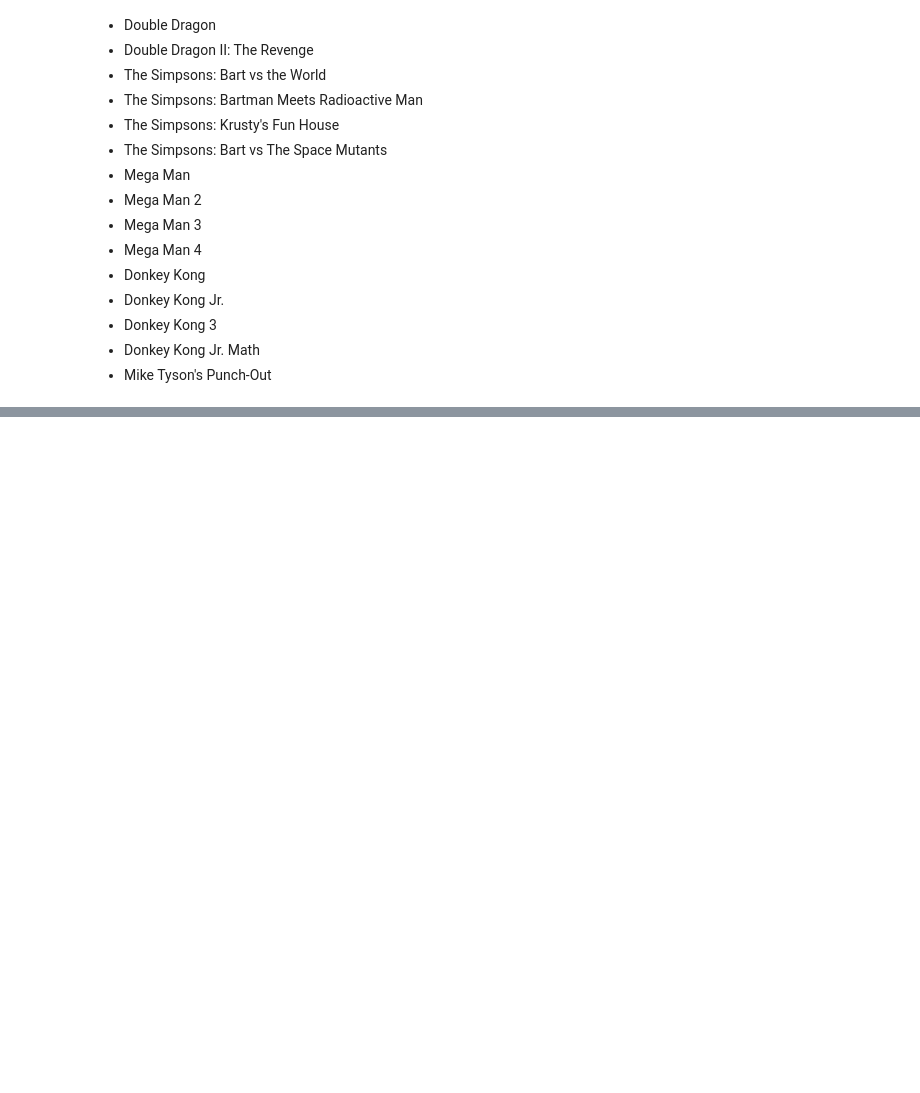
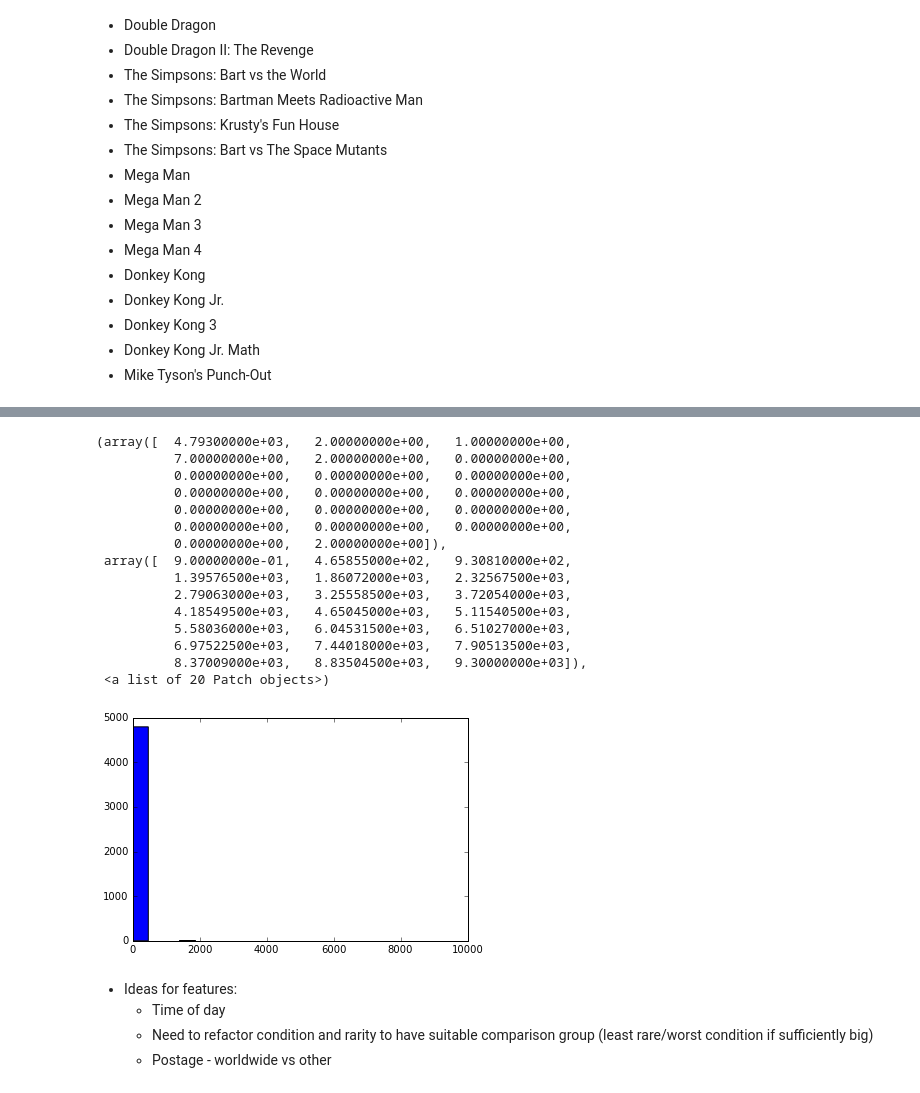
Before and after one commit to t-redactyl/Blog-posts, a Jupyter notebook: 2016-04-10-predicting-nes-game-prices-on-ebay-part-1-data-preparation.ipynb, the cells around one changed output, grey strips where cells are left out. Drawn from its saved outputs; the diff is of its cells as text; code cells hidden in the pictures; blank space fills up the shorter version.

```diff
--- a/2016-04-10-predicting-nes-game-prices-on-ebay-part-1-data-preparation.ipynb
+++ b/2016-04-10-predicting-nes-game-prices-on-ebay-part-1-data-preparation.ipynb
@@ -579,0 +586,6 @@ nes_df['TotalAUDCost'] = nes_df['EndingPriceAUD'] + nes_df['ShippingCostAUD']
+# %%
+# http://www.neshq.com/lists/updatedrare60.txt
+nes_rarity = pd.read_csv("NES rarity.csv")
+# %%
+nes_rarity = nes_rarity[['Title', 'Rarity']]
+nes_rarity[:5]
@@ -579,0 +599,2 @@ nes_df['TotalAUDCost'] = nes_df['EndingPriceAUD'] + nes_df['ShippingCostAUD']
+# %%
+nes_df = pd.merge(nes_df, nes_rarity, how = "left", left_on = "GameTitle", right_on = "Title")
@@ -579,0 +635,12 @@ nes_df['TotalAUDCost'] = nes_df['EndingPriceAUD'] + nes_df['ShippingCostAUD']
+# %%
+# Translate the game rarity
+nes_df['RarityDesc'] = ""
+nes_df.loc[nes_df['Rarity'] == 'D', 'RarityDesc'] = "Common"
+nes_df.loc[nes_df['Rarity'] == 'E', 'RarityDesc'] = "Very Common"
+nes_df.loc[nes_df['Rarity'] == 'F', 'RarityDesc'] = "Unbelievably Common"
+nes_df.loc[nes_df['Rarity'] == 'B-', 'RarityDesc'] = "Borderline Rare"
+nes_df.loc[nes_df['Rarity'] == 'C', 'RarityDesc'] = "Uncommon"
+nes_df.loc[nes_df['Rarity'] == 'C-', 'RarityDesc'] = "Borderline Common"
+nes_df.loc[nes_df['Rarity'] == 'B', 'RarityDesc'] = "Rare"
+nes_df.loc[nes_df['Rarity'] == 'C+', 'RarityDesc'] = "Not Quite Rare"
+nes_df.loc[nes_df['Rarity'] == 'A-', 'RarityDesc'] = "These Will Require A Lot Of Looking"
@@ -579,0 +650,24 @@ nes_df['TotalAUDCost'] = nes_df['EndingPriceAUD'] + nes_df['ShippingCostAUD']
+# %%
+plt.hist(nes_df['EndingPriceAUD'], bins=20)
+# %% [output]
+(array([  4.79300000e+03,   2.00000000e+00,   1.00000000e+00,
+          7.00000000e+00,   2.00000000e+00,   0.00000000e+00,
+          0.00000000e+00,   0.00000000e+00,   0.00000000e+00,
+          0.00000000e+00,   0.00000000e+00,   0.00000000e+00,
+          0.00000000e+00,   0.00000000e+00,   0.00000000e+00,
+          0.00000000e+00,   0.00000000e+00,   0.00000000e+00,
+          0.00000000e+00,   2.00000000e+00]),
+ array([  9.00000000e-01,   4.65855000e+02,   9.30810000e+02,
+          1.39576500e+03,   1.86072000e+03,   2.32567500e+03,
+          2.79063000e+03,   3.25558500e+03,   3.72054000e+03,
+          4.18549500e+03,   4.65045000e+03,   5.11540500e+03,
+          5.58036000e+03,   6.04531500e+03,   6.51027000e+03,
+          6.97522500e+03,   7.44018000e+03,   7.90513500e+03,
+          8.37009000e+03,   8.83504500e+03,   9.30000000e+03]),
+ <a list of 20 Patch objects>)
+[figure, added]
+# %% [markdown]
+- Ideas for features:
+    - Time of day
+    - Need to refactor condition and rarity to have suitable comparison group (least rare/worst condition if sufficiently big)
+    - Postage - worldwide vs other
```
Also changed, not shown: parts of 16 cells of this notebook.
